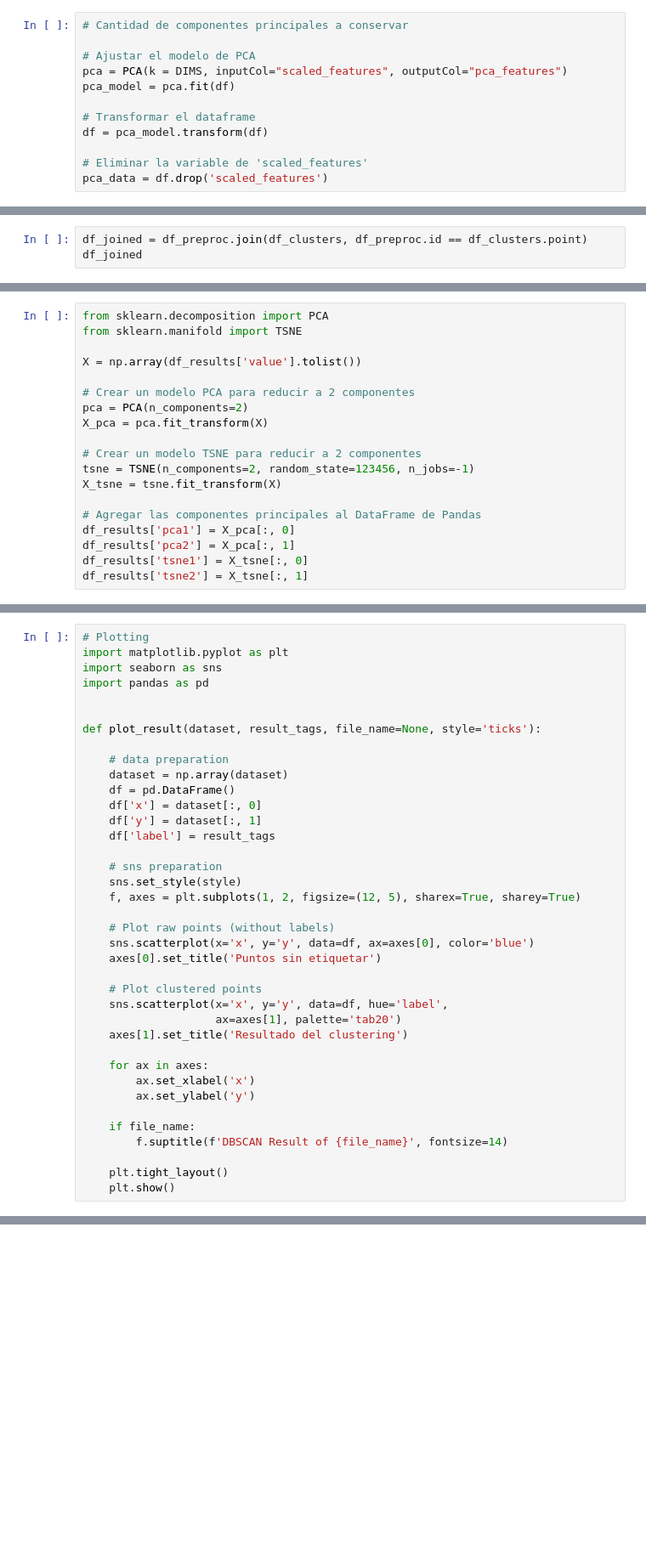
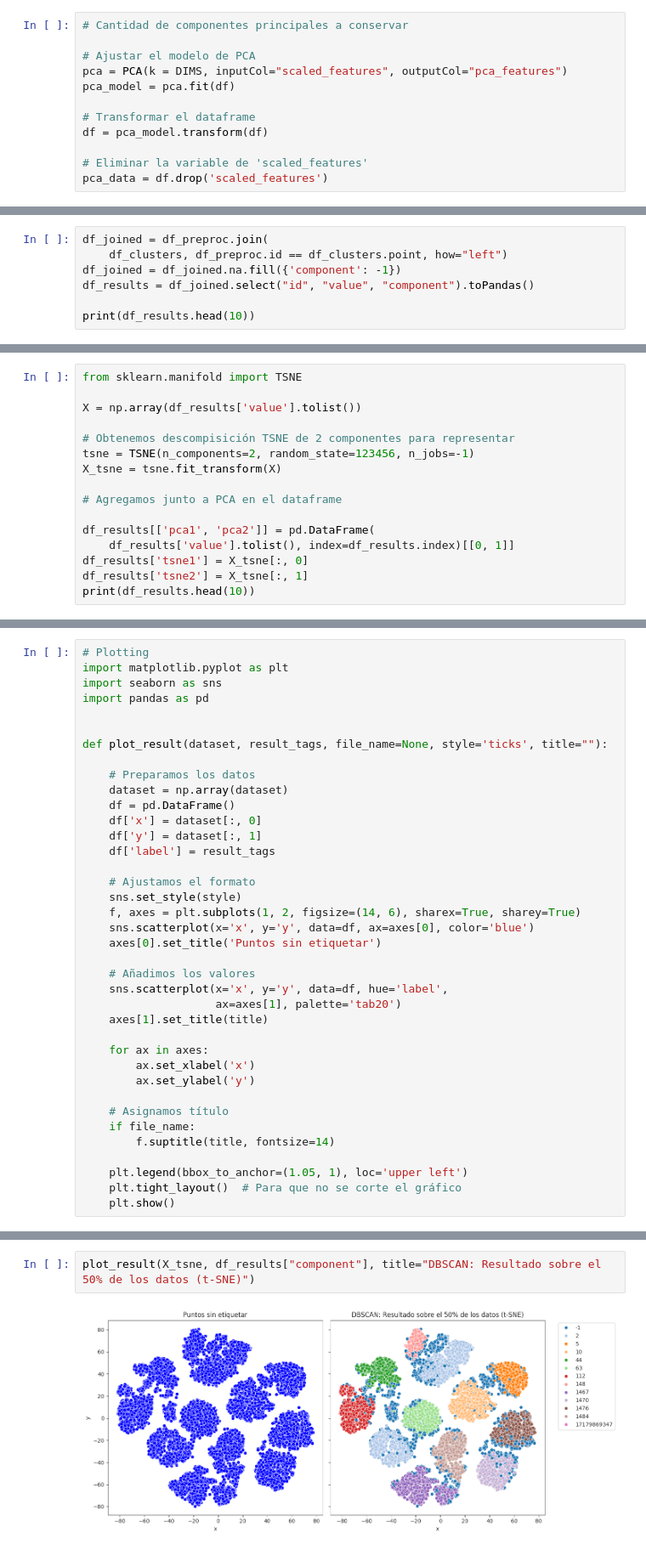
Before and after one commit to hexecoded/BD_Spark, a Jupyter notebook: DBSCAN/DBSCAN_FINAL.ipynb, the cells around one changed output, grey strips where cells are left out. Shown at 85% size. Saved outputs shown, nothing was run; the diff lists cells and outputs as text; blank space fills up the shorter version.

Commit message:
Clustering: reajuste de código y añadido outliers

```diff
--- a/DBSCAN/DBSCAN_FINAL.ipynb
+++ b/DBSCAN/DBSCAN_FINAL.ipynb
@@ -925,4 +1040,8 @@ np.sum(np.unique(np.array(df_clusters.toPandas()
 # %%
-df_joined = df_preproc.join(df_clusters, df_preproc.id == df_clusters.point)
-df_joined
+df_joined = df_preproc.join(
+    df_clusters, df_preproc.id == df_clusters.point, how="left")
+df_joined = df_joined.na.fill({'component': -1})
+df_results = df_joined.select("id", "value", "component").toPandas()
+
+print(df_results.head(10))
 # %% [output]
@@ -947,19 +1059,16 @@ df_results
 # %%
-from sklearn.decomposition import PCA
 from sklearn.manifold import TSNE
 
 X = np.array(df_results['value'].tolist())
 
-# Crear un modelo PCA para reducir a 2 componentes
-pca = PCA(n_components=2)
-X_pca = pca.fit_transform(X)
-
-# Crear un modelo TSNE para reducir a 2 componentes
+# Obtenemos descompisición TSNE de 2 componentes para representar
 tsne = TSNE(n_components=2, random_state=123456, n_jobs=-1)
 X_tsne = tsne.fit_transform(X)
 
-# Agregar las componentes principales al DataFrame de Pandas
-df_results['pca1'] = X_pca[:, 0]
-df_results['pca2'] = X_pca[:, 1]
+# Agregamos junto a PCA en el dataframe
+
+df_results[['pca1', 'pca2']] = pd.DataFrame(
+    df_results['value'].tolist(), index=df_results.index)[[0, 1]]
 df_results['tsne1'] = X_tsne[:, 0]
 df_results['tsne2'] = X_tsne[:, 1]
+print(df_results.head(10))
@@ -970,34 +1097,34 @@ import seaborn as sns
 import pandas as pd
 
 
-def plot_result(dataset, result_tags, file_name=None, style='ticks'):
+def plot_result(dataset, result_tags, file_name=None, style='ticks', title=""):
 
-    # data preparation
+    # Preparamos los datos
     dataset = np.array(dataset)
     df = pd.DataFrame()
     df['x'] = dataset[:, 0]
     df['y'] = dataset[:, 1]
     df['label'] = result_tags
 
-    # sns preparation
+    # Ajustamos el formato
     sns.set_style(style)
-    f, axes = plt.subplots(1, 2, figsize=(12, 5), sharex=True, sharey=True)
-
-    # Plot raw points (without labels)
+    f, axes = plt.subplots(1, 2, figsize=(14, 6), sharex=True, sharey=True)
     sns.scatterplot(x='x', y='y', data=df, ax=axes[0], color='blue')
     axes[0].set_title('Puntos sin etiquetar')
 
-    # Plot clustered points
+    # Añadimos los valores
     sns.scatterplot(x='x', y='y', data=df, hue='label',
                     ax=axes[1], palette='tab20')
-    axes[1].set_title('Resultado del clustering')
+    axes[1].set_title(title)
 
     for ax in axes:
         ax.set_xlabel('x')
         ax.set_ylabel('y')
 
+    # Asignamos título
     if file_name:
-        f.suptitle(f'DBSCAN Result of {file_name}', fontsize=14)
+        f.suptitle(title, fontsize=14)
 
-    plt.tight_layout()
+    plt.legend(bbox_to_anchor=(1.05, 1), loc='upper left')
+    plt.tight_layout()  # Para que no se corte el gráfico
     plt.show()
@@ -1094,0 +1131,4 @@ plot_result(X_tsne, df_etiq_subgeneros["playlist_subgenre"])
+# %%
+plot_result(X_tsne, df_results["component"], title="DBSCAN: Resultado sobre el 50% de los datos (t-SNE)")
+# %% [output]
+[figure, added]
```
Also changed, not shown: parts of 67 cells of this notebook, 28 other files.
